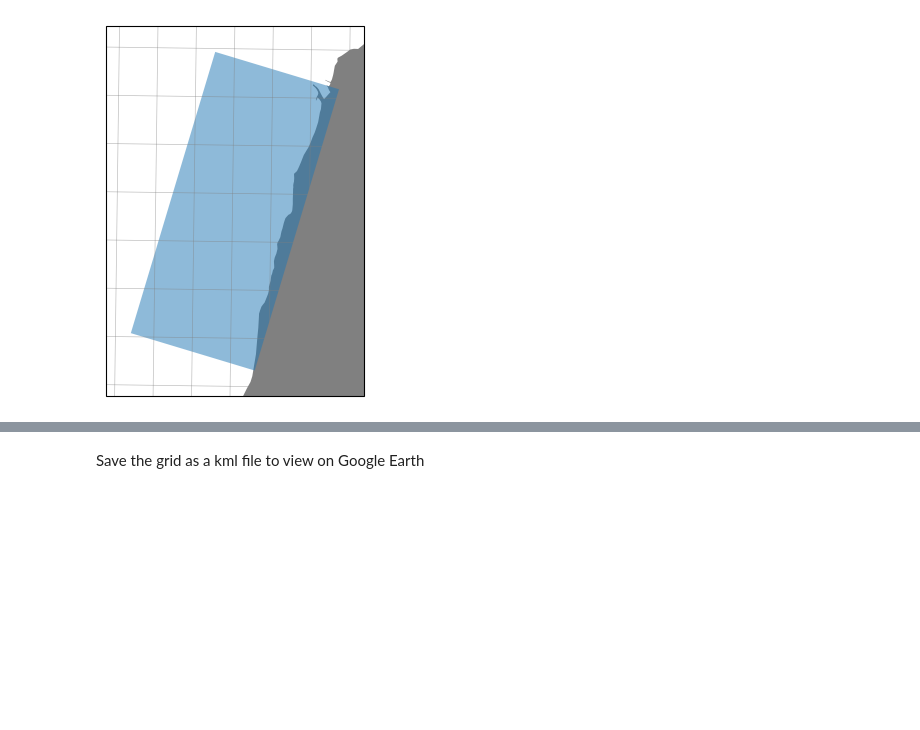
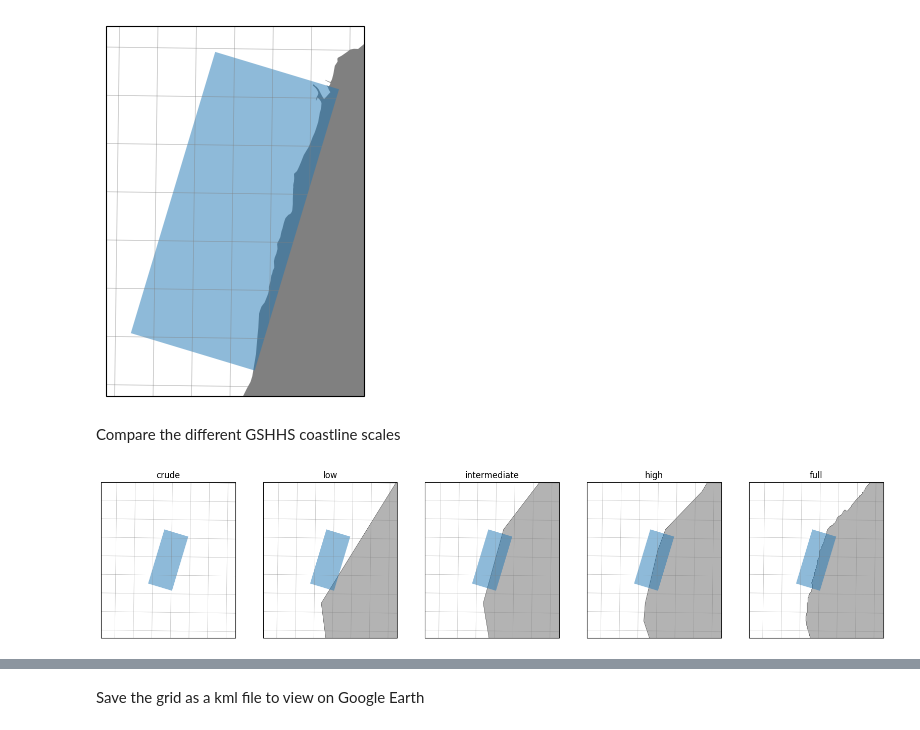
Before and after one commit to rom-py/rompy-notebooks, a Jupyter notebook: notebooks/xbeach/grid-demo.ipynb, the cells around one changed output, grey strips where cells are left out. Drawn from its saved outputs; the diff is of its cells as text; code cells hidden in the pictures; blank space fills up the shorter version.

```diff
--- a/notebooks/xbeach/grid-demo.ipynb
+++ b/notebooks/xbeach/grid-demo.ipynb
@@ -112,10 +117,30 @@ land
 |  | geom | x | y |
 | 0 | POLYGON ((115.67373 -33.0005, 115... | 115 | -33 |
 # %%
-# Plot the grid without the GSHHS layer
-ax = grid.plot(projection=ccrs.PlateCarree())
+# Plot the grid without a GSHHS layer
+ax = grid.plot(projection=ccrs.PlateCarree(), show_offshore=False)
 
 # Add the OSM layer
 ax = land.plot(ax=ax, transform=ccrs.PlateCarree(), color="gray")
 # %% [output]
 [figure]
+# %% [markdown]
+Compare the different GSHHS coastline scales
+# %%
+projection = ccrs.Stereographic(
+    central_longitude=grid.ori.x, central_latitude=grid.ori.y,
+)
+fig, axs = plt.subplots(1, 5, figsize=(20, 4), subplot_kw=dict(projection=projection))
+
+resolution = {
+    "crude": "c",
+    "low": "l",
+    "intermediate": "i",
+    "high": "h",
+    "full": "f",
+}
+for ax, (key, value) in zip(axs, resolution.items()):
+    grid.plot(ax=ax, scale=value, buffer=5000)
+    ax.set_title(key)
+# %% [output]
+[figure, added]
```
Also changed, not shown: parts of 8 cells of this notebook.
